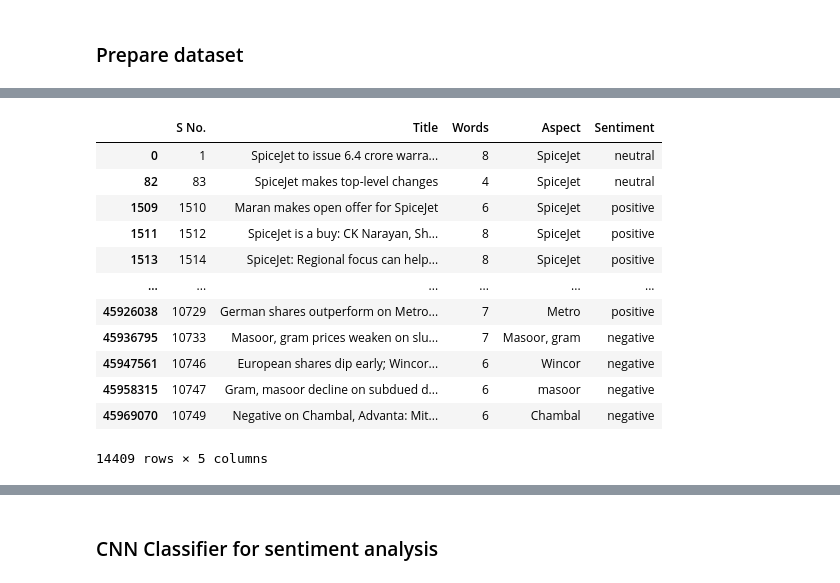
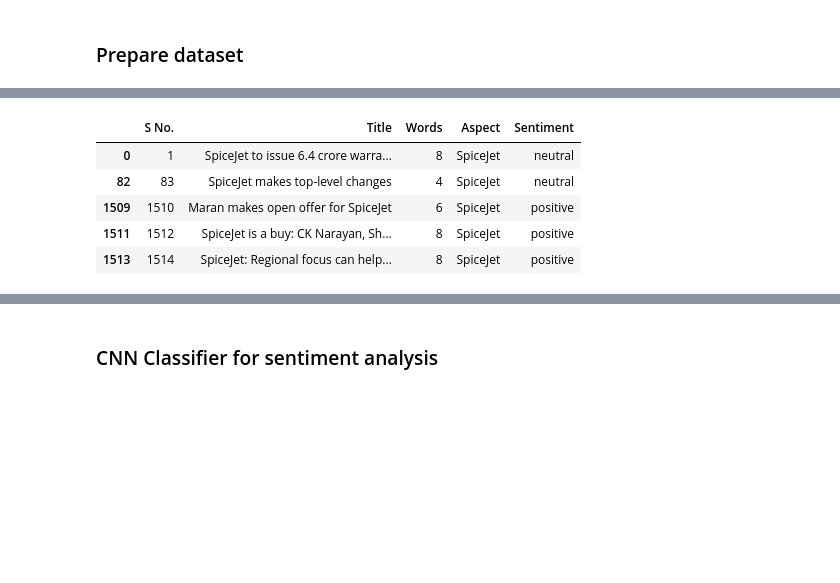
Before and after one commit to muftialroaz/absa-financial-news, a Jupyter notebook: sentfin_cnn.ipynb, the cells around one changed output, grey strips where cells are left out. Drawn from its saved outputs; the diff is of its cells as text; code cells hidden in the pictures; blank space fills up the shorter version.

```diff
--- a/sentfin_cnn.ipynb
+++ b/sentfin_cnn.ipynb
@@ -68,25 +49,18 @@ df_expanded
 # %%
 # Melt the expanded DataFrame to long format
 df_long = df_expanded.melt(
     id_vars=["S No.", "Title", "Words"],
     var_name="Aspect",
     value_name="Sentiment"
 ).dropna(subset=["Sentiment"])
-df_long
+df_long.head()
 # %% [output]
 |  | S No. | Title | Words | Aspect | Sentiment |
 | 0 | 1 | SpiceJet to issue 6.4 crore warra... | 8 | SpiceJet | neutral |
 | 82 | 83 | SpiceJet makes top-level changes | 4 | SpiceJet | neutral |
 | 1509 | 1510 | Maran makes open offer for SpiceJet | 6 | SpiceJet | positive |
 | 1511 | 1512 | SpiceJet is a buy: CK Narayan, Sh... | 8 | SpiceJet | positive |
 | 1513 | 1514 | SpiceJet: Regional focus can help... | 8 | SpiceJet | positive |
-| ... | ... | ... | ... | ... | ... |
-| 45926038 | 10729 | German shares outperform on Metro... | 7 | Metro | positive |
-| 45936795 | 10733 | Masoor, gram prices weaken on slu... | 7 | Masoor, gram | negative |
-| 45947561 | 10746 | European shares dip early; Wincor... | 6 | Wincor | negative |
-| 45958315 | 10747 | Gram, masoor decline on subdued d... | 6 | masoor | negative |
-| 45969070 | 10749 | Negative on Chambal, Advanta: Mit... | 6 | Chambal | negative |
-14409 rows × 5 columns
 # %%
 # Select relevant columns for classification
 df_absa = df_long[["Title", "Aspect", "Sentiment"]]
```
Also changed, not shown: parts of 6 cells of this notebook, 3 other files.
